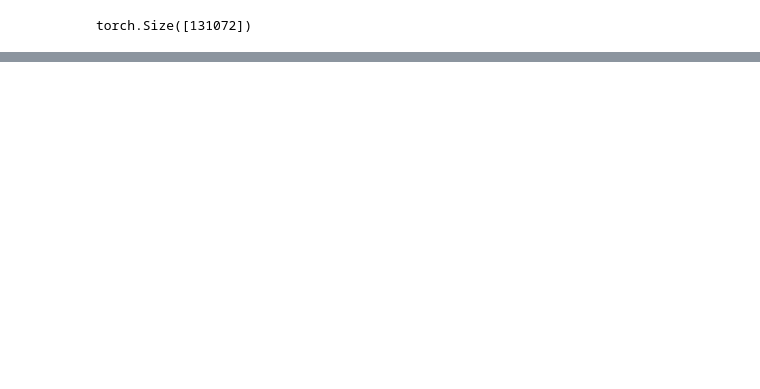
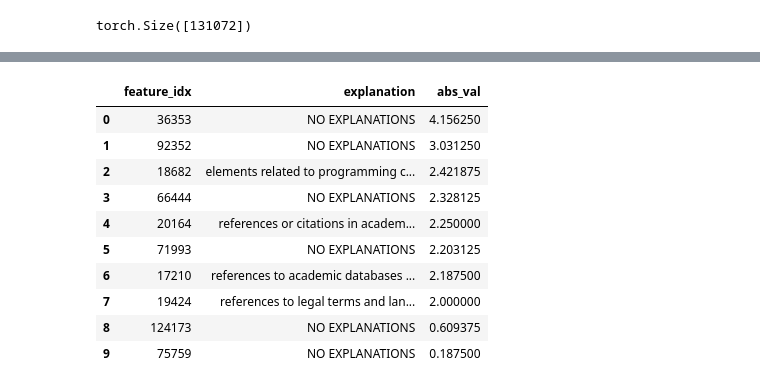
Before and after one commit to errol-obia/watershed_data_analysis, a Jupyter notebook: notebooks/Jailbreak_Activations_Experiments.ipynb, the cells around one changed output, grey strips where cells are left out. Drawn from its saved outputs; the diff is of its cells as text; code cells hidden in the pictures; blank space fills up the shorter version.

```diff
--- a/notebooks/Jailbreak_Activations_Experiments.ipynb
+++ b/notebooks/Jailbreak_Activations_Experiments.ipynb
@@ -1480,0 +1712,17 @@ Explanation: NO EXPLANATIONS
+# %%
+# more present in the jailbreak
+df_l12_educ_diff_neg = pd.DataFrame(negative_interp)
+df_l12_educ_diff_neg = df_l12_educ_diff_neg.sort_values(by='abs_val', ascending=False)
+df_l12_educ_diff_neg
+# %% [output]
+|  | feature_idx | explanation | abs_val |
+| 0 | 36353 | NO EXPLANATIONS | 4.156250 |
+| 1 | 92352 | NO EXPLANATIONS | 3.031250 |
+| 2 | 18682 | elements related to programming c... | 2.421875 |
+| 3 | 66444 | NO EXPLANATIONS | 2.328125 |
+| 4 | 20164 | references or citations in academ... | 2.250000 |
+| 5 | 71993 | NO EXPLANATIONS | 2.203125 |
+| 6 | 17210 | references to academic databases ... | 2.187500 |
+| 7 | 19424 | references to legal terms and lan... | 2.000000 |
+| 8 | 124173 | NO EXPLANATIONS | 0.609375 |
+| 9 | 75759 | NO EXPLANATIONS | 0.187500 |
```
Also changed, not shown: parts of 36 cells of this notebook.
